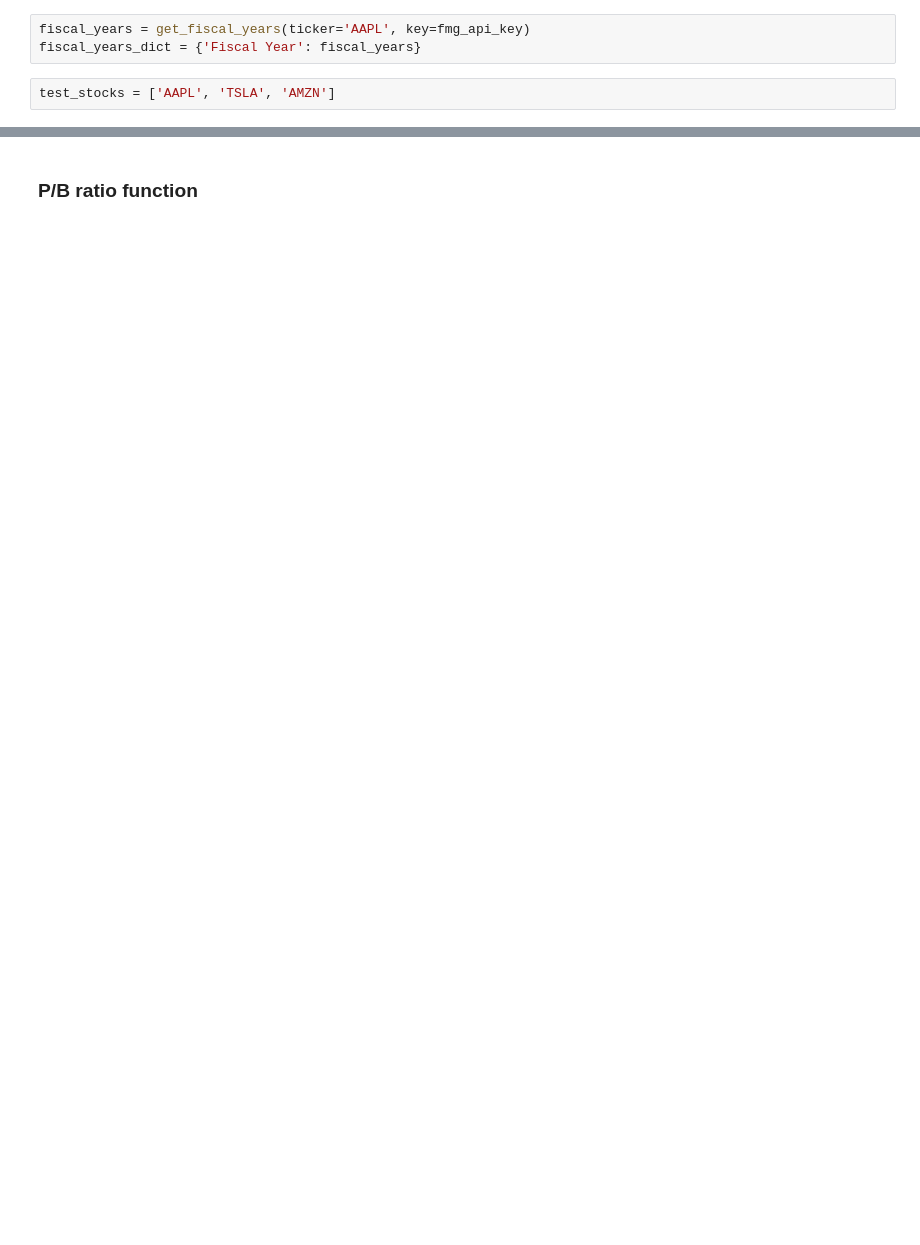
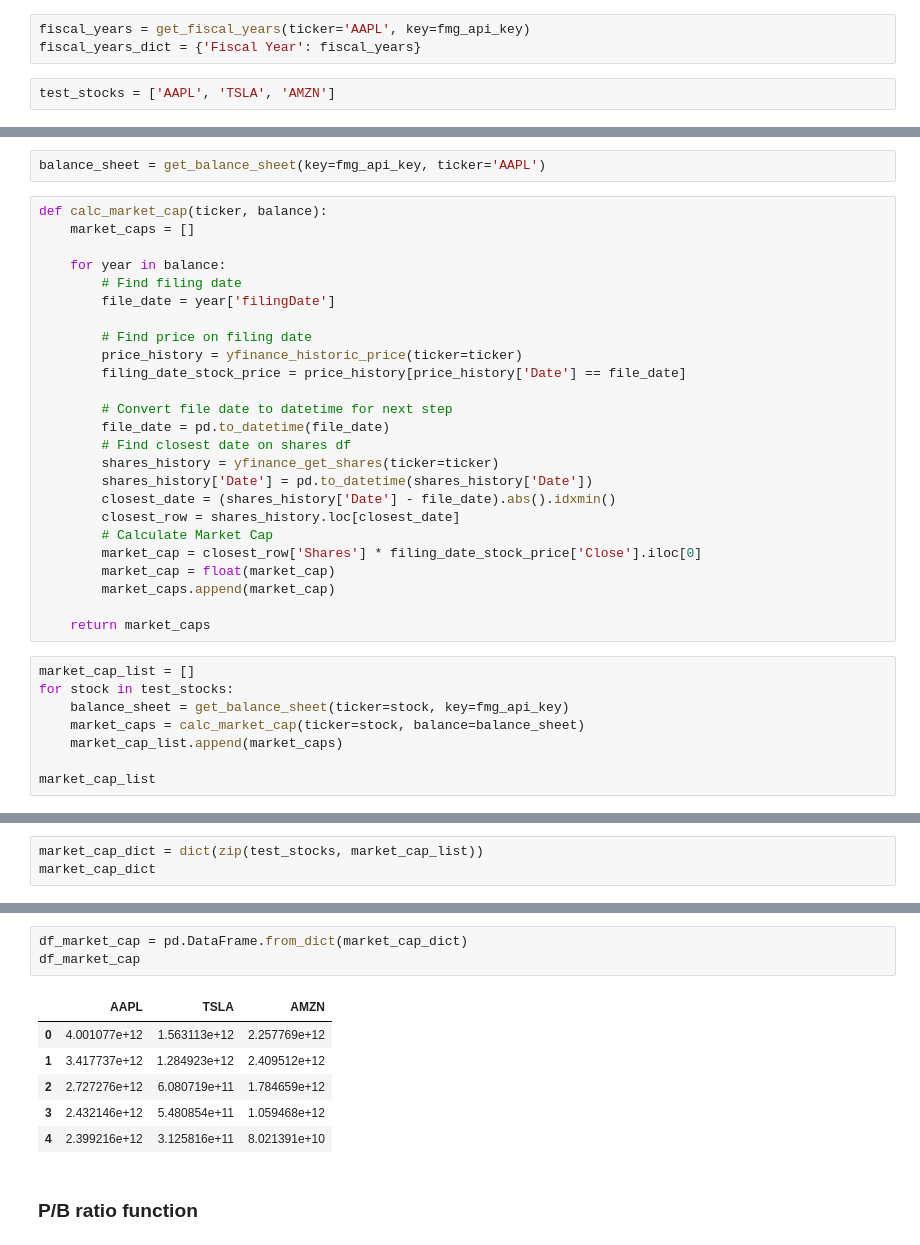
Before and after one commit to JustinWoo20/stock-backtesting, a Jupyter notebook: notebooks/functions.ipynb, the cells around one changed output, grey strips where cells are left out. Saved outputs shown, nothing was run; the diff lists cells and outputs as text; blank space fills up the shorter version.

```diff
--- a/notebooks/functions.ipynb
+++ b/notebooks/functions.ipynb
@@ -85,0 +88,35 @@ test_stocks = ['AAPL', 'TSLA', 'AMZN']
+# %%
+balance_sheet = get_balance_sheet(key=fmg_api_key, ticker='AAPL')
+# %%
+def calc_market_cap(ticker, balance):
+    market_caps = []
+
+    for year in balance:
+        # Find filing date
+        file_date = year['filingDate']
+
+        # Find price on filing date
+        price_history = yfinance_historic_price(ticker=ticker)
+        filing_date_stock_price = price_history[price_history['Date'] == file_date]
+
+        # Convert file date to datetime for next step
+        file_date = pd.to_datetime(file_date)
+        # Find closest date on shares df
+        shares_history = yfinance_get_shares(ticker=ticker)
+        shares_history['Date'] = pd.to_datetime(shares_history['Date'])
+        closest_date = (shares_history['Date'] - file_date).abs().idxmin()
+        closest_row = shares_history.loc[closest_date]
+        # Calculate Market Cap
+        market_cap = closest_row['Shares'] * filing_date_stock_price['Close'].iloc[0]
+        market_cap = float(market_cap)
+        market_caps.append(market_cap)
+
+    return market_caps
+# %%
+market_cap_list = []
+for stock in test_stocks:
+    balance_sheet = get_balance_sheet(ticker=stock, key=fmg_api_key)
+    market_caps = calc_market_cap(ticker=stock, balance=balance_sheet)
+    market_cap_list.append(market_caps)
+
+market_cap_list
@@ -85,0 +139,3 @@ test_stocks = ['AAPL', 'TSLA', 'AMZN']
+# %%
+market_cap_dict = dict(zip(test_stocks, market_cap_list))
+market_cap_dict
@@ -86,2 +158,12 @@ test_stocks = ['AAPL', 'TSLA', 'AMZN']
+# %%
+df_market_cap = pd.DataFrame.from_dict(market_cap_dict)
+df_market_cap
+# %% [output]
+|  | AAPL | TSLA | AMZN |
+| 0 | 4.001077e+12 | 1.563113e+12 | 2.257769e+12 |
+| 1 | 3.417737e+12 | 1.284923e+12 | 2.409512e+12 |
+| 2 | 2.727276e+12 | 6.080719e+11 | 1.784659e+12 |
+| 3 | 2.432146e+12 | 5.480854e+11 | 1.059468e+12 |
+| 4 | 2.399216e+12 | 3.125816e+11 | 8.021391e+10 |
 # %% [markdown]
 ### P/B ratio function
```
Also changed, not shown: parts of 33 cells of this notebook.
